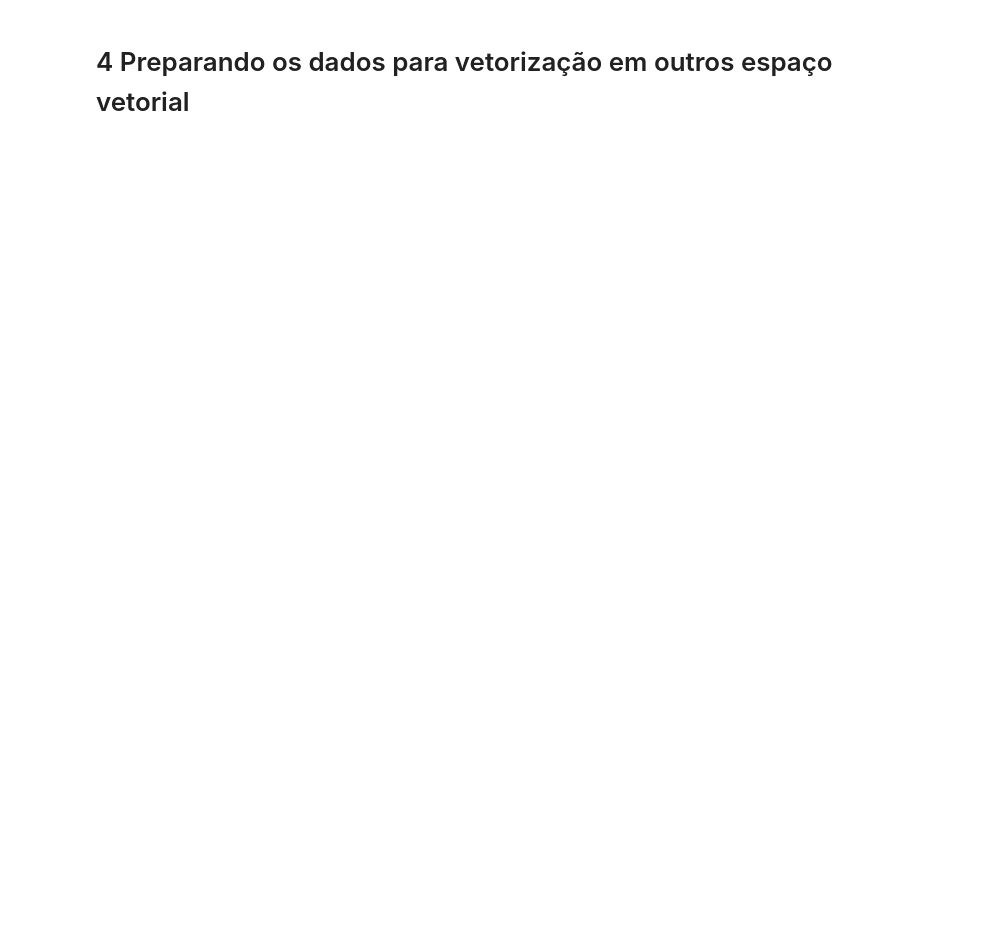
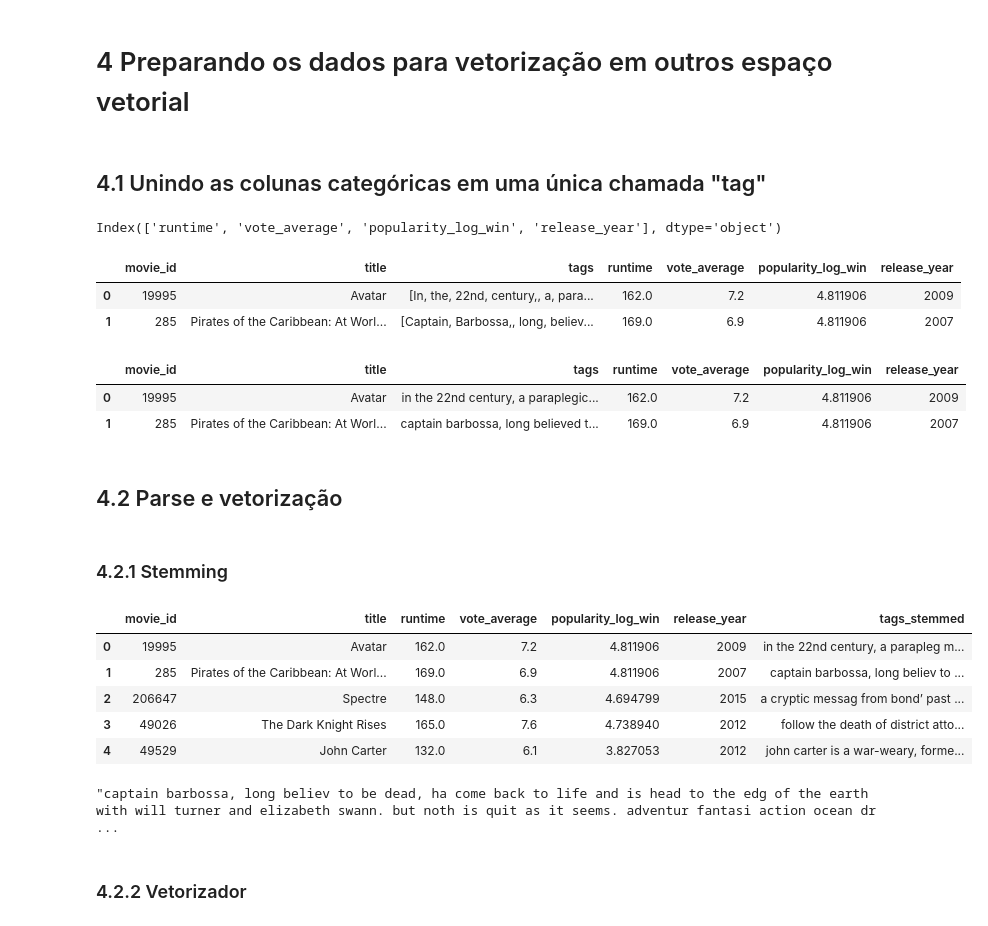
Before and after one commit to GuMauriz/projeto_recomendacao_filme, a Jupyter notebook: main.ipynb, the cells around one changed output. Drawn from its saved outputs; the diff is of its cells as text; code cells hidden in the pictures; blank space fills up the shorter version.

Commit message:
tratamento final na base + stemming + início vetorização

```diff
--- a/main.ipynb
+++ b/main.ipynb
@@ -705,0 +701,2 @@ df_geral_clean = pd.read_csv('dados/dataset_geral_clean.csv')
+# %% [markdown]
+## 4.1 Unindo as colunas categóricas em uma única chamada "tag"
@@ -705,0 +712,62 @@ df_geral_clean = pd.read_csv('dados/dataset_geral_clean.csv')
+# %%
+num_features = df_geral_clean.drop(columns=['movie_id']).select_dtypes(exclude=['object']).columns
+num_features
+# %% [output]
+Index(['runtime', 'vote_average', 'popularity_log_win', 'release_year'], dtype='object')
+# %%
+df_final = df_geral_clean[['movie_id', 'title', 'tags'] + list(num_features)]
+df_final.head(2)
+# %% [output]
+|  | movie_id | title | tags | runtime | vote_average | popularity_log_win | release_year |
+| 0 | 19995 | Avatar | [In, the, 22nd, century,, a, para... | 162.0 | 7.2 | 4.811906 | 2009 |
+| 1 | 285 | Pirates of the Caribbean: At Worl... | [Captain, Barbossa,, long, believ... | 169.0 | 6.9 | 4.811906 | 2007 |
+# %%
+def clean_tags(tags):
+    if isinstance(tags, list):
+        return ' '.join(str(item).lower() for item in tags)
+    if isinstance(tags, str):
+        cleaned = tags.translate(str.maketrans({'[': '', ']': '', "'": '', '"': ''}))
+        return ' '.join(cleaned.split()).lower()
+    return ''
+
+df_final['tags'] = df_final['tags'].apply(clean_tags)
+df_final.head(2)
+# %% [output]
+|  | movie_id | title | tags | runtime | vote_average | popularity_log_win | release_year |
+| 0 | 19995 | Avatar | in the 22nd century, a paraplegic... | 162.0 | 7.2 | 4.811906 | 2009 |
+| 1 | 285 | Pirates of the Caribbean: At Worl... | captain barbossa, long believed t... | 169.0 | 6.9 | 4.811906 | 2007 |
+# %% [markdown]
+## 4.2 Parse e vetorização
+# %% [markdown]
+### 4.2.1 Stemming
+# %%
+# Criando o parser
+parser_ps = PorterStemmer()
+# %%
+# Função para aplicar o stemming
+def apply_stemming(text):
+    # Lista vazia para armazenar as palavras processadas
+    y = []
+    # Divide a string de entrada em palavras e itera sobre elas
+    for i in text.split():
+        # Aplica o stemming na palavra atual e adiciona à lista
+        y.append(parser_ps.stem(i))
+    # Retorna a string resultante do stemming, unindo as palavras processadas com um espaço
+    return ' '.join(y)
+# %%
+df_final['tags_stemmed'] = df_final['tags'].apply(apply_stemming)
+df_final.drop(columns=['tags'], inplace=True)
+df_final.head(5)
+# %% [output]
+|  | movie_id | title | runtime | vote_average | popularity_log_win | release_year | tags_stemmed |
+| 0 | 19995 | Avatar | 162.0 | 7.2 | 4.811906 | 2009 | in the 22nd century, a parapleg m... |
+| 1 | 285 | Pirates of the Caribbean: At Worl... | 169.0 | 6.9 | 4.811906 | 2007 | captain barbossa, long believ to ... |
+| 2 | 206647 | Spectre | 148.0 | 6.3 | 4.694799 | 2015 | a cryptic messag from bond’ past ... |
+| 3 | 49026 | The Dark Knight Rises | 165.0 | 7.6 | 4.738940 | 2012 | follow the death of district atto... |
+| 4 | 49529 | John Carter | 132.0 | 6.1 | 3.827053 | 2012 | john carter is a war-weary, forme... |
+# %%
+df_final['tags_stemmed'].iloc[1]
+# %% [output]
+"captain barbossa, long believ to be dead, ha come back to life and is head to the edg of the earth with will turner and elizabeth swann. but noth is quit as it seems. adventur fantasi action ocean dr ...
+# %% [markdown]
+### 4.2.2 Vetorizador
```
Also changed, not shown: parts of 18 cells of this notebook.
